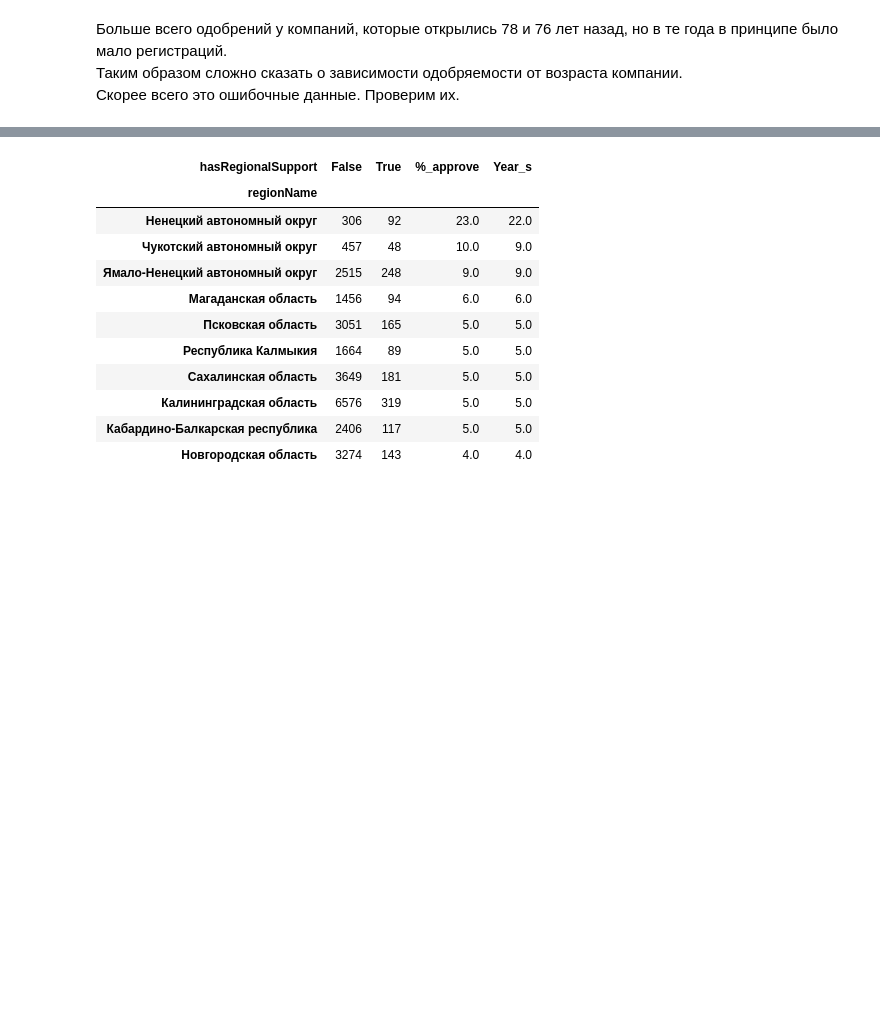
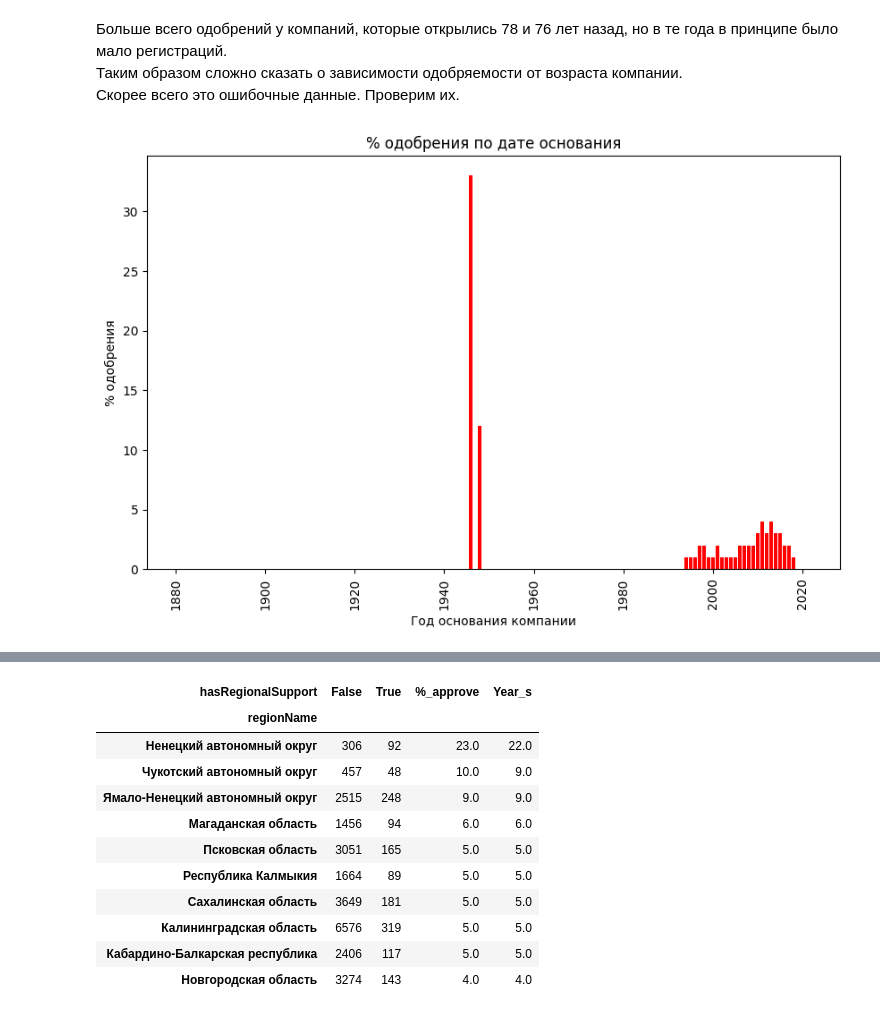
Before and after one commit to PlatArs/GOV_project, a Jupyter notebook: Project.ipynb, the cells around one changed output, grey strips where cells are left out. Drawn from its saved outputs; the diff is of its cells as text; code cells hidden in the pictures; blank space fills up the shorter version.

Commit message:
plots

```diff
--- a/Project.ipynb
+++ b/Project.ipynb
@@ -450,3 +450,13 @@ time_group.sort_values('Year_%', ascending=False).head(20)
 Больше всего одобрений у компаний, которые открылись 78 и 76 лет назад, но в те года в принципе было мало регистраций.
 Таким образом сложно сказать о зависимости одобряемости от возраста компании.
 Скорее всего это ошибочные данные. Проверим их.
+# %%
+plt.figure(figsize=(10, 6))
+plt.bar(time_group.sort_index(ascending=True).index, time_group['Year_%'], color='red')
+plt.xlabel('Год основания компании')
+plt.ylabel('% одобрения')
+plt.title('% одобрения по дате основания')
+plt.xticks(rotation=90)
+plt.show()
+# %% [output]
+[figure, added]
```
Also changed, not shown: parts of 3 cells of this notebook.
